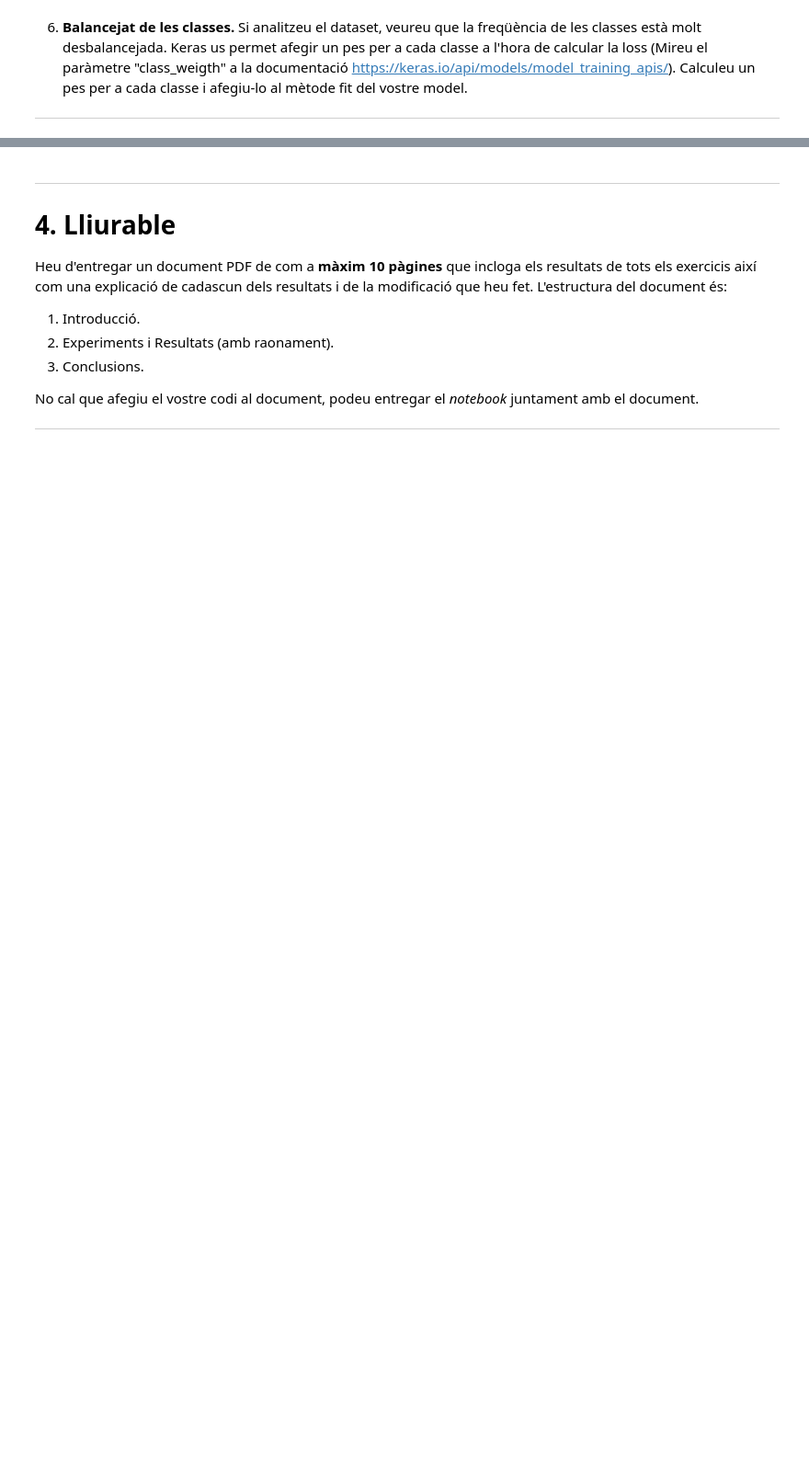
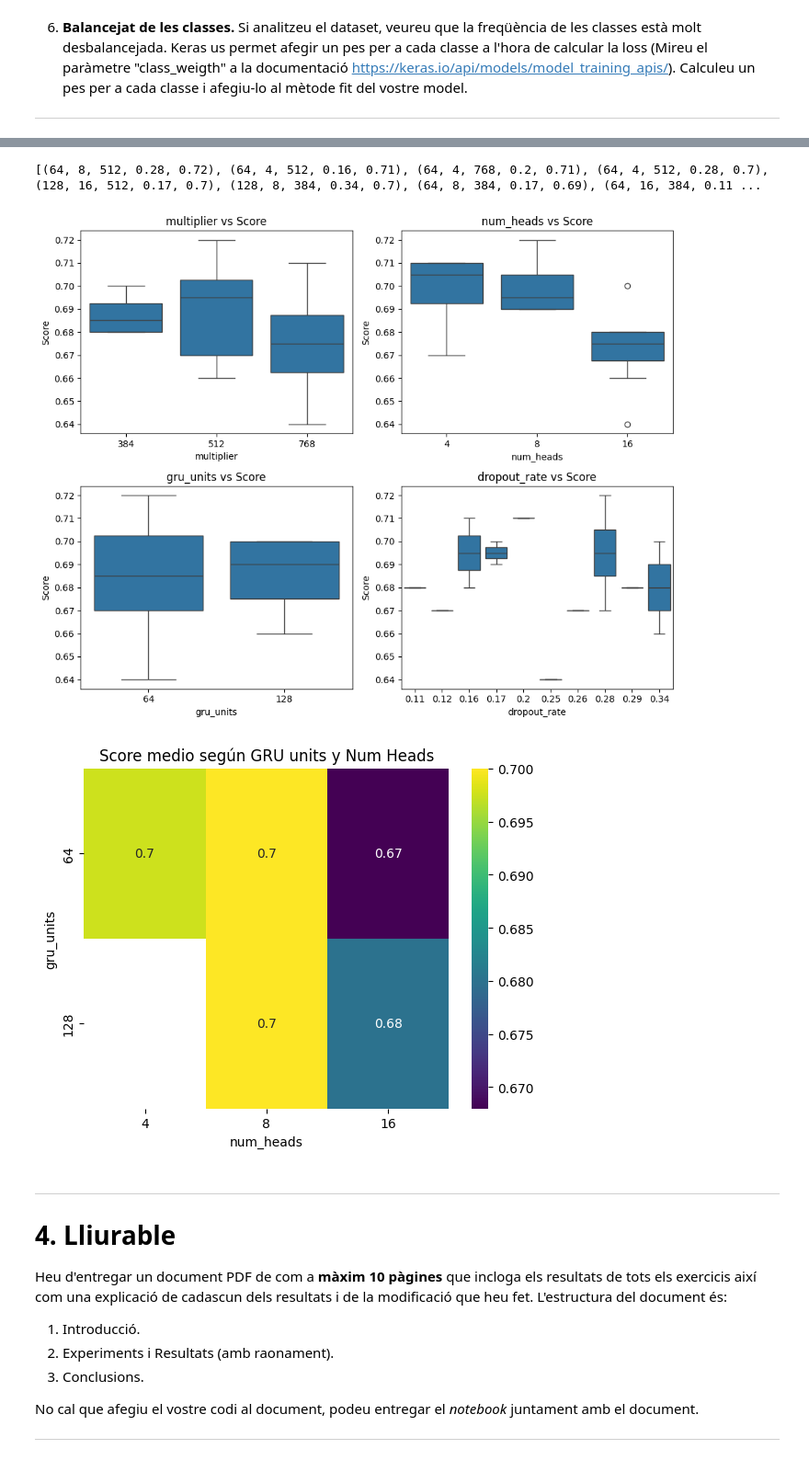
Before and after one commit to GERARD818/TVD_P2, a Jupyter notebook: TVD_P2_2.ipynb, the cells around one changed output, grey strips where cells are left out. Shown at 92% size. Drawn from its saved outputs; the diff is of its cells as text; code cells hidden in the pictures; blank space fills up the shorter version.

Commit message:
Checkpoint final. Agregamos data y el notebook de la parte 2

```diff
--- a/TVD_P2_2.ipynb
+++ b/TVD_P2_2.ipynb
@@ -1251,19 +1279,15 @@ for i in range(N_ITER):
     )
 
     # D. Evaluación y Reporte
-    results = modelo.evaluate(test_pad_sequences, test_labels_one_hot, verbose=0)
-    f1_test = results[1]
+    preds = modelo.predict(test_pad_sequences)
+    test_labels_idx = preds_to_index(test_labels_one_hot,len_test_sequences)
+    preds_idx = preds_to_index(preds, len_test_sequences)
+    resultado = classification_report(test_labels_idx, preds_idx, zero_division=1.0)
 
+    f1_test = extract_macro_f1(resultado)
     results_hybrid_random.append((gru_units, num_heads, ff_dim, dropout_rate, f1_test))
 
     print(f"F1-Macro Test para {name}: {f1_test:.4f}")
-
-    # Generar Classification Report (Opcional, puede ser lento)
-    # preds = modelo.predict(test_pad_sequences, verbose=0)
-    # test_labels_idx = preds_to_index(test_labels_one_hot, N)
-    # preds_idx = preds_to_index(preds, N)
-    # print(f"\n--- Classification Report para {name} ---")
-    # print(classification_report(test_labels_idx, preds_idx, zero_division=1.0))
 
 # --- 4. RESUMEN FINAL DE RANDOMIZED SEARCH ---
 results_hybrid_random.sort(key=lambda x: x[4], reverse=True)
@@ -1322,3 +1464,39 @@ print(class_weight_dict)
+# %%
+print(results_hybrid_random)
+# %% [output]
+[(64, 8, 512, 0.28, 0.72), (64, 4, 512, 0.16, 0.71), (64, 4, 768, 0.2, 0.71), (64, 4, 512, 0.28, 0.7), (128, 16, 512, 0.17, 0.7), (128, 8, 384, 0.34, 0.7), (64, 8, 384, 0.17, 0.69), (64, 16, 384, 0.11 ...
+# %%
+import matplotlib.pyplot as plt
+import seaborn as sns
+import pandas as pd
+
+# Supongamos que ya tenés tu DataFrame con:
+# cols = ['gru_units', 'num_heads', 'multiplier', 'dropout_rate', 'score']
+df = pd.DataFrame(results_hybrid_random, columns=['gru_units', 'num_heads', 'multiplier', 'dropout_rate', 'score'])
+
+fig, axes = plt.subplots(2, 2, figsize=(10, 8))
+axes = axes.flatten()
+
+# Orden personalizado (arriba: multiplier y num_heads)
+params = ['multiplier', 'num_heads', 'gru_units', 'dropout_rate']
+
+for ax, param in zip(axes, params):
+    sns.boxplot(x=param, y='score', data=df, ax=ax)
+    ax.set_title(f'{param} vs Score')
+    ax.set_xlabel(param)
+    ax.set_ylabel('Score')
+
+plt.tight_layout()
+plt.show()
+
+import seaborn as sns
+pivot = df.pivot_table(values='score', index='gru_units', columns='num_heads', aggfunc='mean')
+sns.heatmap(pivot, annot=True, cmap='viridis')
+plt.title('Score medio según GRU units y Num Heads')
+plt.show()
+# %% [output]
+[figure, added]
+[figure, added]
 # %% [markdown]
 ---
 
```
Also changed, not shown: parts of 19 cells of this notebook.
